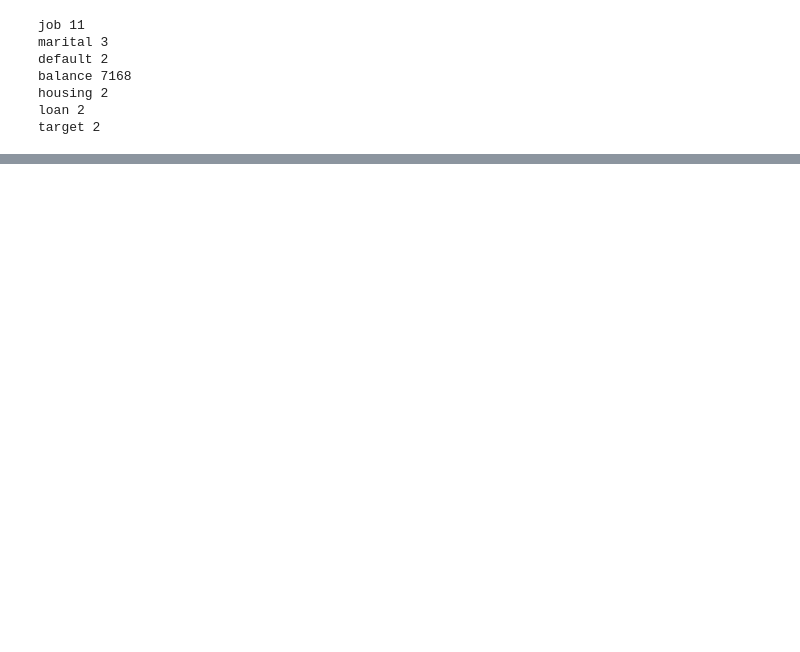
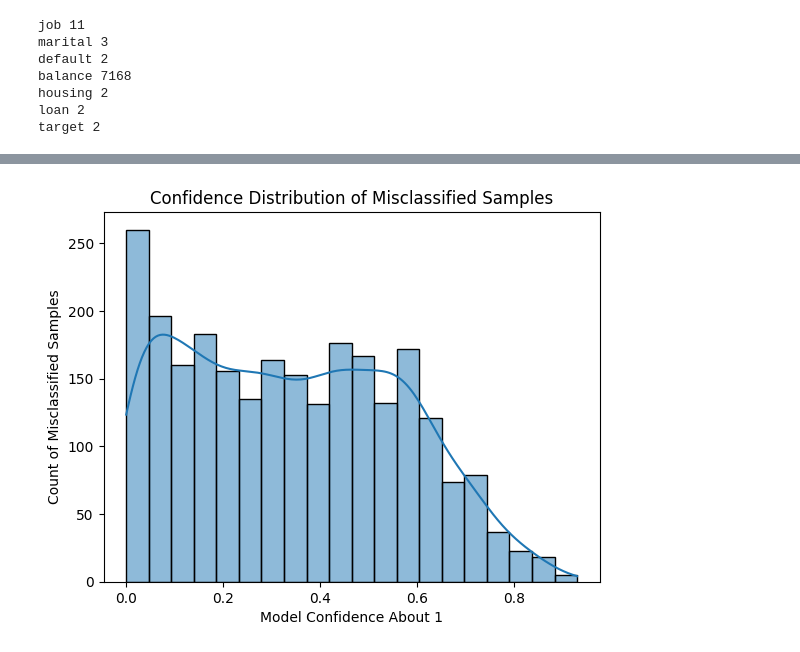
Before and after one commit to btechness/python_programming, a Jupyter notebook: bankmarketing_uci_random_forest.ipynb, the cells around one changed output, grey strips where cells are left out. Saved outputs shown, nothing was run; the diff lists cells and outputs as text; code cells hidden in the pictures; blank space fills up the shorter version.

Commit message:
Update bankmarketing_uci_random_forest.ipynb
added analysis of errors

```diff
--- a/bankmarketing_uci_random_forest.ipynb
+++ b/bankmarketing_uci_random_forest.ipynb
@@ -167,12 +166,0 @@ for i in range(0,2,1):
-# %%
-x=data_calling.drop("target",axis=1)
-y=data_calling["target"]
-model=RandomForestClassifier()
-print(y.sum()/len(y))
-for i in range(0,2,1):
-    a,b,c,d=train_test_split(x,y,stratify=y,train_size=0.2,random_state=i)
-    model.fit(a,c)
-    probs=model.predict_proba(b)[:,1]
-    pred=model.predict(b)
-    print(roc_auc_score(d,probs),f1_score(d,pred))
-    print(confusion_matrix(d,pred))
@@ -236,0 +213,8 @@ print(confusion_matrix(d,pred_test))
+# %%
+misclassified_idx=(pred_test!=d)
+misclassified_samples=b[misclassified_idx].copy()
+misclassified_samples["Actual"]=d[misclassified_idx].values
+misclassified_samples["Predicted"]=pred_test[misclassified_idx]
+misclassified_samples["Confidence_1"]=probs_test[misclassified_idx]
+print("Total Misclassified Samples:", len(misclassified_samples))
+misclassified_samples
@@ -236,0 +236,8 @@ print(confusion_matrix(d,pred_test))
+# %%
+sns.histplot(misclassified_samples["Confidence_1"], bins=20, kde=True)
+plt.xlabel("Model Confidence About 1")
+plt.ylabel("Count of Misclassified Samples")
+plt.title("Confidence Distribution of Misclassified Samples")
+plt.show()
+# %% [output]
+[figure, added]
```
Also changed, not shown: parts of 31 cells of this notebook.
